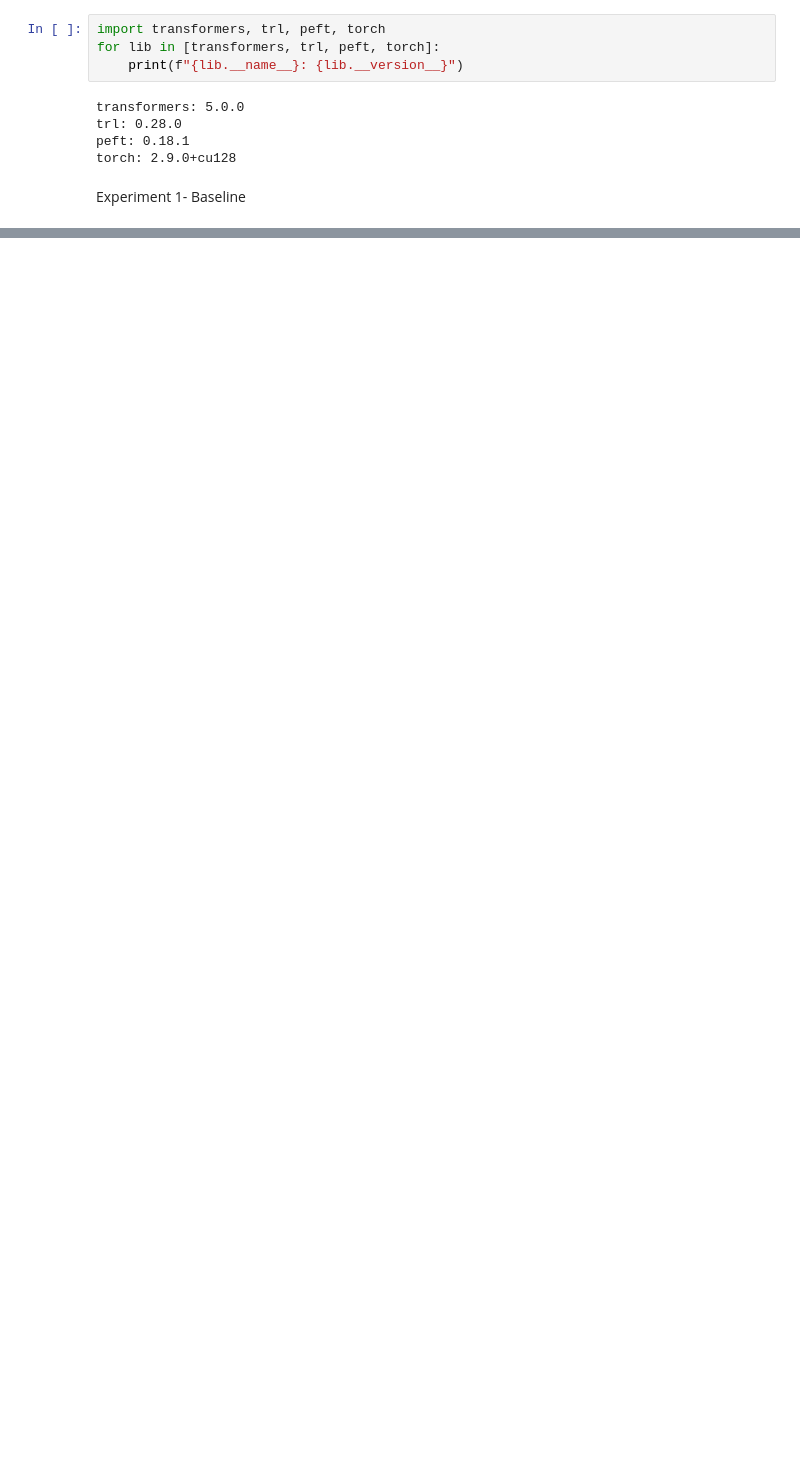
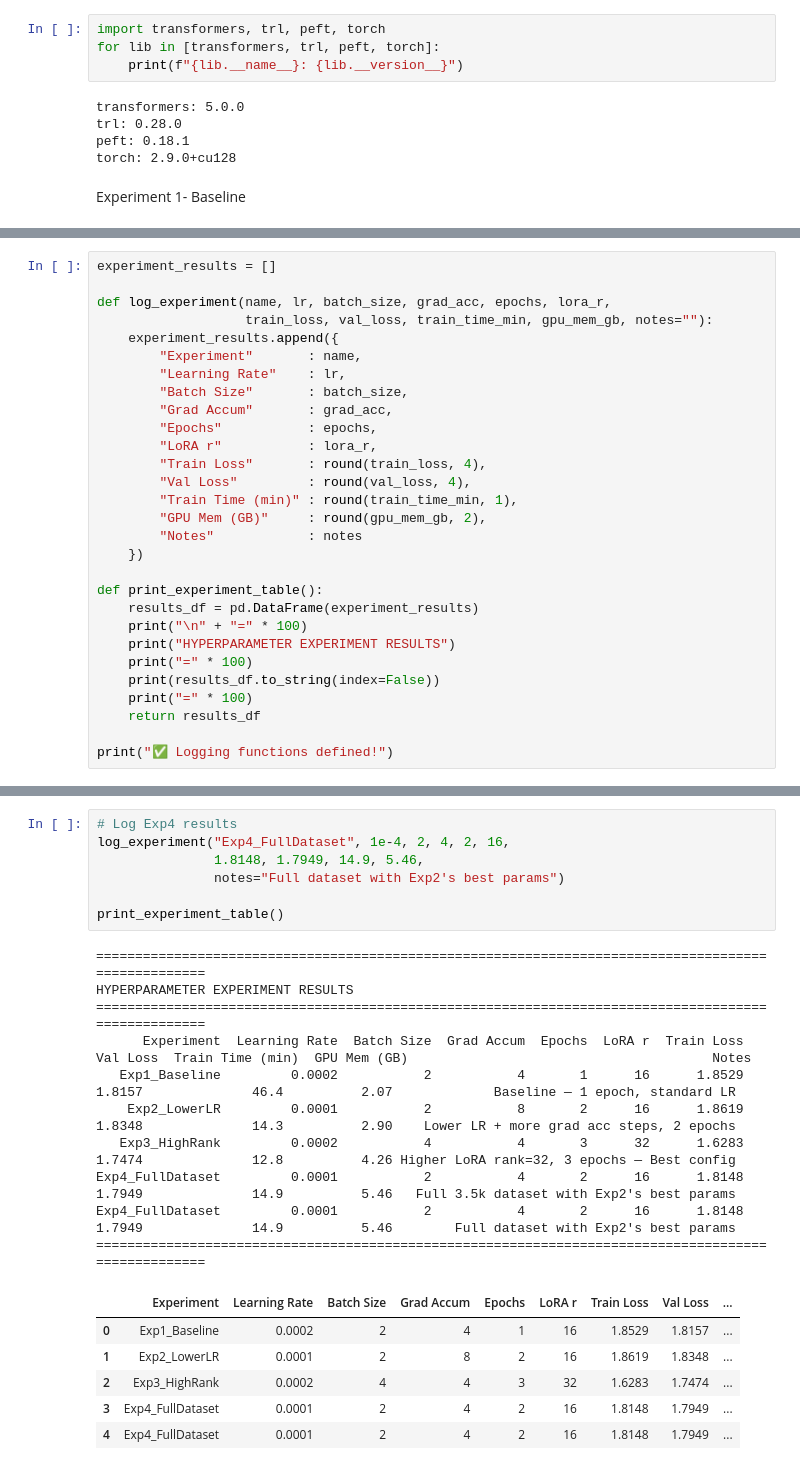
Before and after one commit to ICYEZAGATORE/Fine-Tuning-LLM, a Jupyter notebook: finetuning.ipynb, the cells around one changed output, grey strips where cells are left out. Drawn from its saved outputs; the diff is of its cells as text; blank space fills up the shorter version.

```diff
--- a/finetuning.ipynb
+++ b/finetuning.ipynb
@@ -665,0 +666,29 @@ The tokenizer has new PAD/BOS/EOS tokens that differ from the model config and g
+# %%
+experiment_results = []
+
+def log_experiment(name, lr, batch_size, grad_acc, epochs, lora_r,
+                   train_loss, val_loss, train_time_min, gpu_mem_gb, notes=""):
+    experiment_results.append({
+        "Experiment"       : name,
+        "Learning Rate"    : lr,
+        "Batch Size"       : batch_size,
+        "Grad Accum"       : grad_acc,
+        "Epochs"           : epochs,
+        "LoRA r"           : lora_r,
+        "Train Loss"       : round(train_loss, 4),
+        "Val Loss"         : round(val_loss, 4),
+        "Train Time (min)" : round(train_time_min, 1),
+        "GPU Mem (GB)"     : round(gpu_mem_gb, 2),
+        "Notes"            : notes
+    })
+
+def print_experiment_table():
+    results_df = pd.DataFrame(experiment_results)
+    print("\n" + "=" * 100)
+    print("HYPERPARAMETER EXPERIMENT RESULTS")
+    print("=" * 100)
+    print(results_df.to_string(index=False))
+    print("=" * 100)
+    return results_df
+
+print("✅ Logging functions defined!")
@@ -691,0 +1314,24 @@ TypeError: TrainingArguments.__init__() got an unexpected keyword argument 'eval
+# %%
+# Log Exp4 results
+log_experiment("Exp4_FullDataset", 1e-4, 2, 4, 2, 16,
+               1.8148, 1.7949, 14.9, 5.46,
+               notes="Full dataset with Exp2's best params")
+
+print_experiment_table()
+# %% [output]
+====================================================================================================
+HYPERPARAMETER EXPERIMENT RESULTS
+====================================================================================================
+      Experiment  Learning Rate  Batch Size  Grad Accum  Epochs  LoRA r  Train Loss  Val Loss  Train Time (min)  GPU Mem (GB)                                       Notes
+   Exp1_Baseline         0.0002           2           4       1      16      1.8529    1.8157              46.4          2.07             Baseline — 1 epoch, standard LR
+    Exp2_LowerLR         0.0001           2           8       2      16      1.8619    1.8348              14.3          2.90    Lower LR + more grad acc steps, 2 epochs
+   Exp3_HighRank         0.0002           4           4       3      32      1.6283    1.7474              12.8          4.26 Higher LoRA rank=32, 3 epochs — Best config
+Exp4_FullDataset         0.0001           2           4       2      16      1.8148    1.7949              14.9          5.46   Full 3.5k dataset with Exp2's best params
+Exp4_FullDataset         0.0001           2           4       2      16      1.8148    1.7949              14.9          5.46        Full dataset with Exp2's best params
+====================================================================================================
+|  | Experiment | Learning Rate | Batch Size | Grad Accum | Epochs | LoRA r | Train Loss | Val Loss | ... |
+| 0 | Exp1_Baseline | 0.0002 | 2 | 4 | 1 | 16 | 1.8529 | 1.8157 | ... |
+| 1 | Exp2_LowerLR | 0.0001 | 2 | 8 | 2 | 16 | 1.8619 | 1.8348 | ... |
+| 2 | Exp3_HighRank | 0.0002 | 4 | 4 | 3 | 32 | 1.6283 | 1.7474 | ... |
+| 3 | Exp4_FullDataset | 0.0001 | 2 | 4 | 2 | 16 | 1.8148 | 1.7949 | ... |
+| 4 | Exp4_FullDataset | 0.0001 | 2 | 4 | 2 | 16 | 1.8148 | 1.7949 | ... |
```
Also changed, not shown: parts of 36 cells of this notebook.
